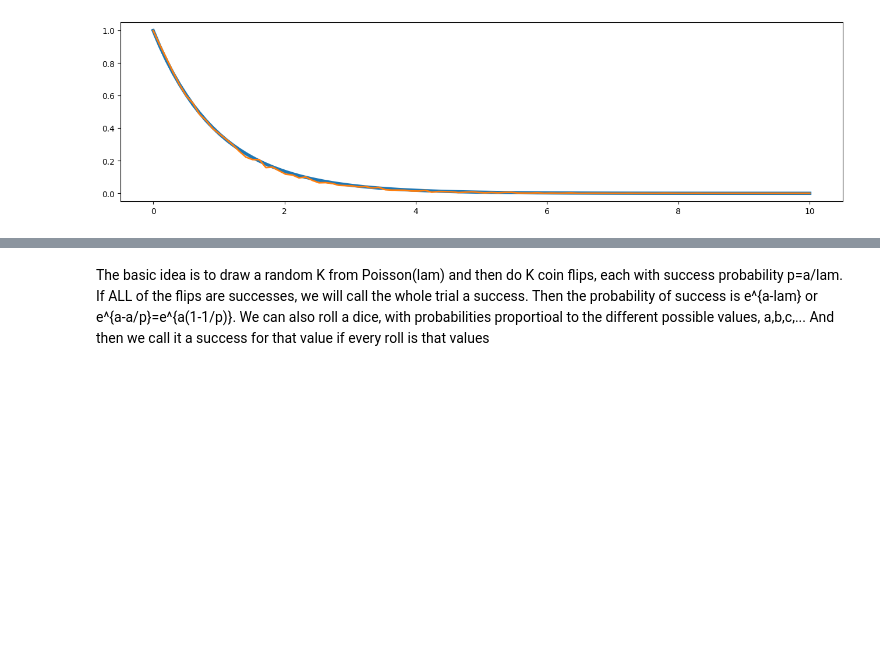
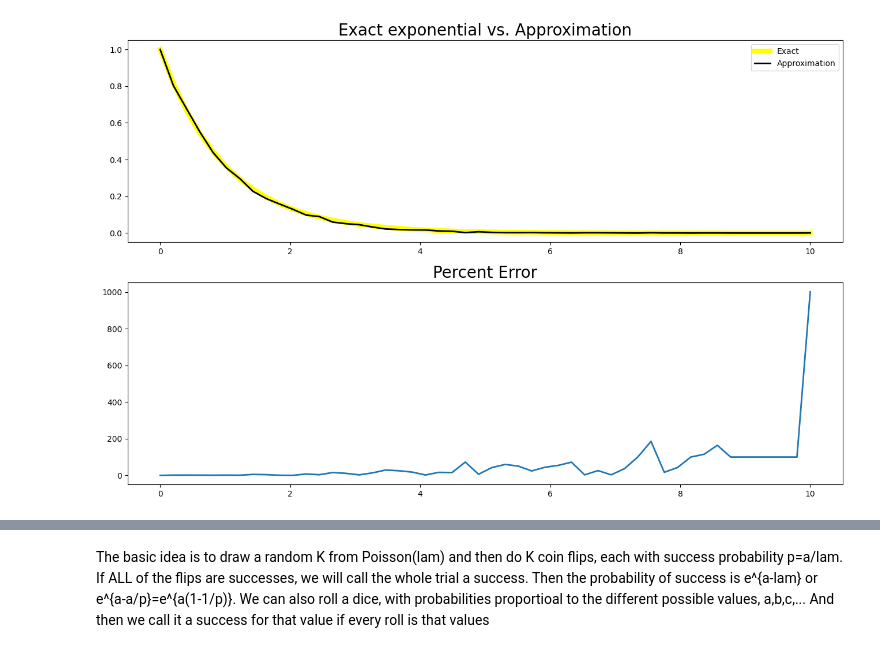
Before and after one commit to ajherman/attention, a Jupyter notebook: softmax.ipynb, the cells around one changed output, grey strips where cells are left out. Drawn from its saved outputs; the diff is of its cells as text; code cells hidden in the pictures; blank space fills up the shorter version.

```diff
--- a/softmax.ipynb
+++ b/softmax.ipynb
@@ -86,29 +95,41 @@ Times returned no val:  6254 / 10000
 # %%
 %matplotlib inline
 N=50 # Population size
 K=2000 # Number of trials
+
 exact_li=[]
 approx_li=[]
 error_li=[]
-C = np.linspace(0,10,100) # Inputs to test
+
+C = np.linspace(0,10,50) # Inputs to test
+
 for c in C:
-    spikes = 1*(N*np.random.random((N,K))<c) # Random spikes with probability (I-a)/n_pop
-    # print("Sparsity: ",int(100*(1-np.mean(spikes))),"%")
-    at_least_one_spike = 1*(np.sum(spikes,axis=0)>0) # 1 if there is at least one spike, 0 otherwise
-    no_spikes = 1-at_least_one_spike
-    approx = np.mean(no_spikes)
+    # Compute approximate value
+    spikes = ExpBernoulli(c,N,K)
+    approx = np.mean(spikes)
+
+    # Exact value
     exact = np.exp(-c)
-    error = int(100*np.abs(approx/exact-1))
+
+    # Error
+    error = 100*np.abs(approx/exact-1)
+
+    # Save
     approx_li.append(approx)
     exact_li.append(exact)
     error_li.append(error)
+
     # print("Exact exponential: ",exact)
     # print("Approximation: ",approx)
     # print("Error: ",error,"%")
 
-fig,ax=plt.subplots(figsize=(16,4))
-ax.plot(C,exact_li,linewidth=4)
-ax.plot(C,approx_li,linewidth=2)
+fig,ax=plt.subplots(2,figsize=(16,10))
+ax[0].plot(C,exact_li,linewidth=6,color='yellow',label='Exact')
+ax[0].plot(C,approx_li,linewidth=2,color='black',label='Approximation')
+ax[0].legend()
+ax[0].set_title('Exact exponential vs. Approximation',fontsize=20)
+ax[1].plot(C,error_li,linewidth=2)
+ax[1].set_title('Percent Error',fontsize=20)
 plt.show()
 # %% [output]
-[figure, old version]
+[figure, new version]
```
Also changed, not shown: parts of 16 cells of this notebook, 1 other file.
